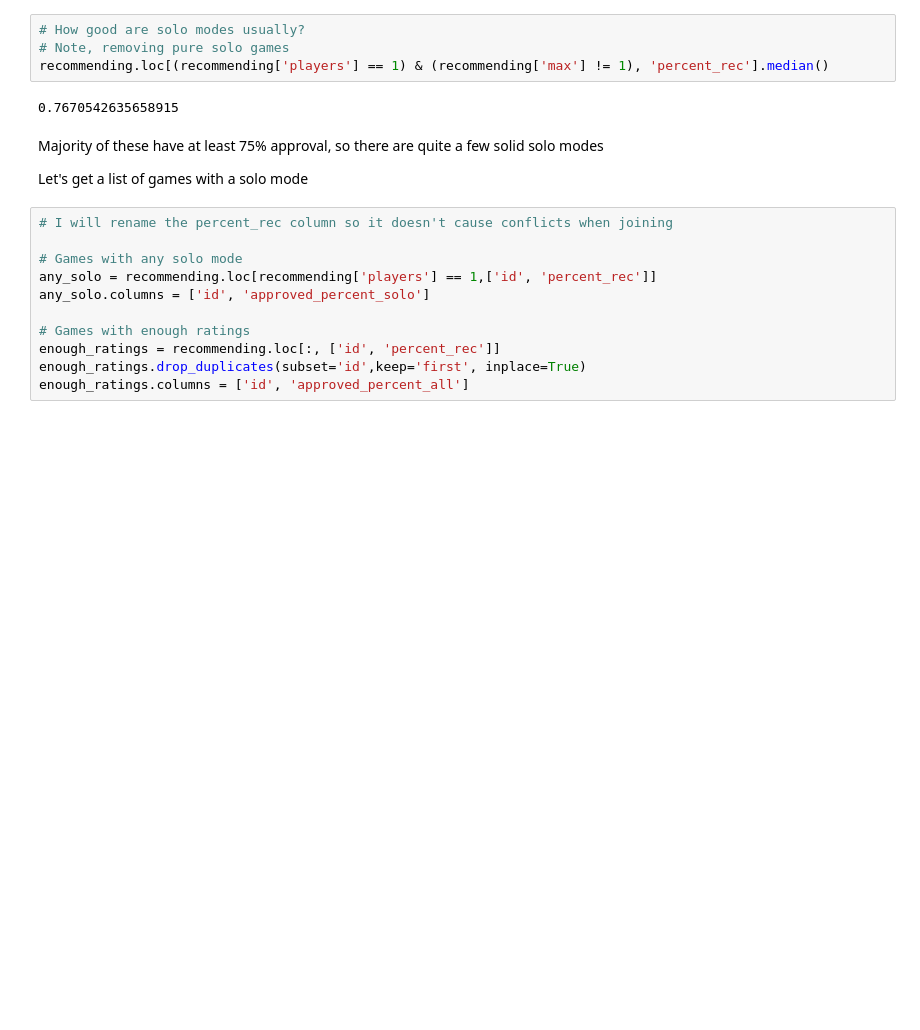
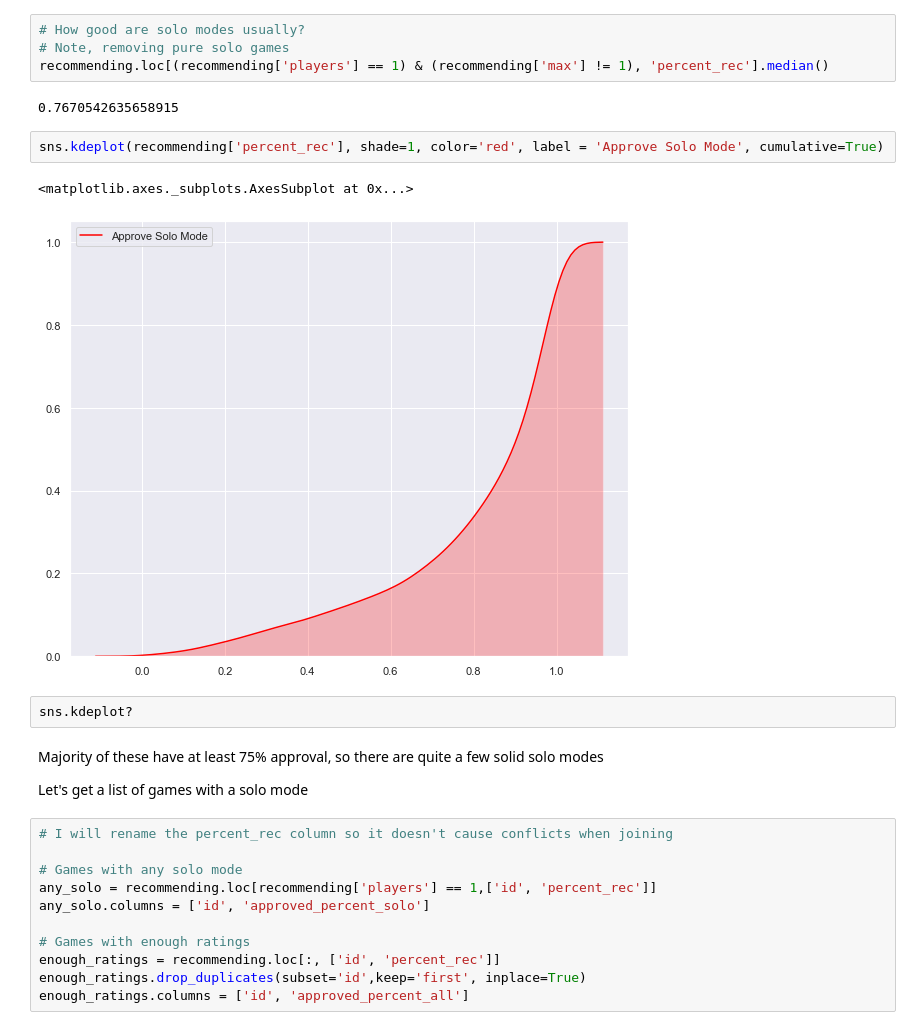
Before and after one commit to MarshallKrakauer/BGGAnalysis, a Jupyter notebook: PlayerCounts.ipynb, the cells around one changed output. Cells and saved outputs as stored; diff of their text form; blank space fills up the shorter version.

Commit message:
finish solo play analysis

```diff
--- a/PlayerCounts.ipynb
+++ b/PlayerCounts.ipynb
@@ -132,6 +133,13 @@ Some games may technically offer a solo mode, but they're bad enough that most p
 recommending.loc[(recommending['players'] == 1) & (recommending['max'] != 1), 'percent_rec'].median()
 # %% [output]
 0.7670542635658915
+# %%
+sns.kdeplot(recommending['percent_rec'], shade=1, color='red', label = 'Approve Solo Mode', cumulative=True)
+# %% [output]
+<matplotlib.axes._subplots.AxesSubplot at 0x...>
+[figure, added]
+# %%
+sns.kdeplot?
 # %% [markdown]
 Majority of these have at least 75% approval, so there are quite a few solid solo modes
 
```
Also changed, not shown: parts of 17 cells of this notebook.
